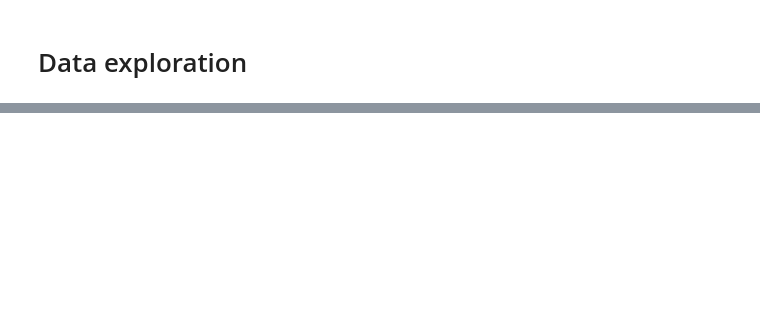
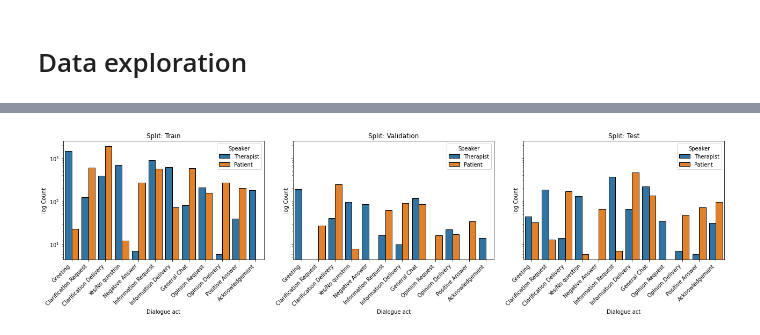
Before and after one commit to vincenzo-scotti/dldlm, a Jupyter notebook: notebooks/data_exploration.ipynb, the cells around one changed output, grey strips where cells are left out. Cells and saved outputs as stored; diff of their text form; code cells hidden in the pictures; blank space fills up the shorter version.

Commit message:
Update data exploration notebook.

```diff
--- a/notebooks/data_exploration.ipynb
+++ b/notebooks/data_exploration.ipynb
@@ -84,0 +164,15 @@ plt.show()
+# %%
+hope = {split: [sample for sample in data[split] if sample['corpus'] == 'HOPE'] for split in data}
+# %%
+hope_metadata = {split: [
+    (sample['speaker'],
+     sample['dialogue_act'],
+     DA_MAP.get(sample['dialogue_act']),
+     len(word_tokenize(sample['response'])))
+    for sample in hope[split]
+] for split in hope}
+# %%
+df = pd.DataFrame(
+    data=[(split.capitalize(), *sample) for split in hope_metadata for sample in hope_metadata[split]],
+    columns=['Split', 'Speaker', 'Dialogue act', 'Act type', 'No. of tokens']
+)
@@ -84,0 +312,3 @@ plt.show()
+# %%
+tmp_df = df.groupby(['Split', 'Speaker', 'Dialogue act'], sort=False).size().reset_index()
+tmp_df
@@ -84,0 +333,15 @@ plt.show()
+# %%
+colours = ['tab:blue', 'tab:red', 'tab:green']
+
+fig, axes = plt.subplots(nrows=1, ncols=len(tmp_df['Split'].unique()), figsize=(18, 5), sharex=True, sharey=True)
+
+for i, (split, split_df) in enumerate(tmp_df.groupby('Split', sort=False)):
+    sns.barplot(data=split_df, hue='Speaker', x='Dialogue act', y=0, ax=axes[i], linewidth=1., edgecolor='0')
+    axes[i].set_title(f'Split: {split}')
+    axes[i].set_ylabel('log Count')
+    axes[i].set_xticklabels(split_df['Dialogue act'].unique(), rotation=45, ha='right')
+    axes[i].set_yscale('log')
+plt.tight_layout()
+plt.show()
+# %% [output]
+[figure, added]
```
Also changed, not shown: parts of 42 cells of this notebook.
